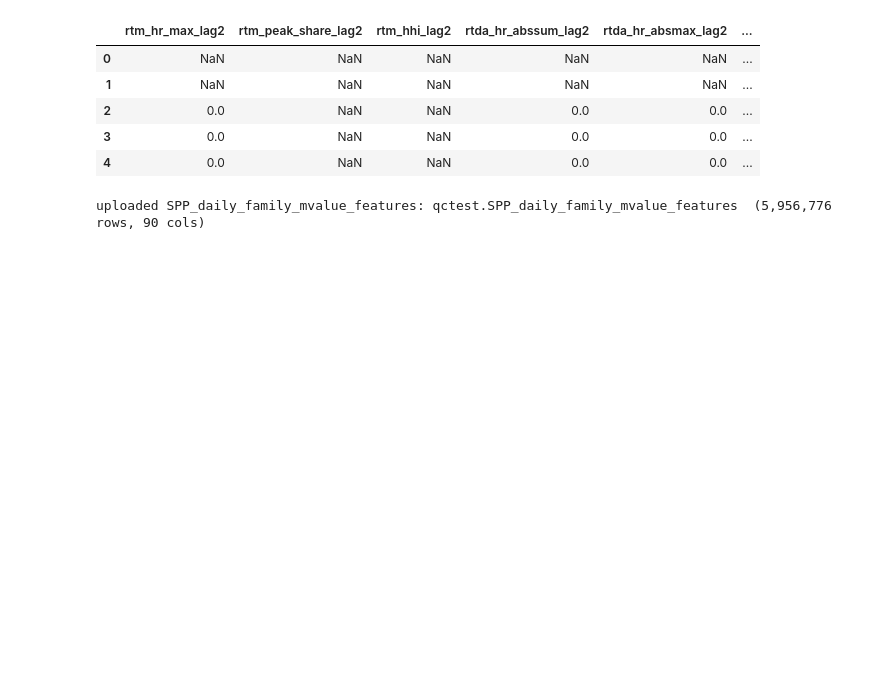
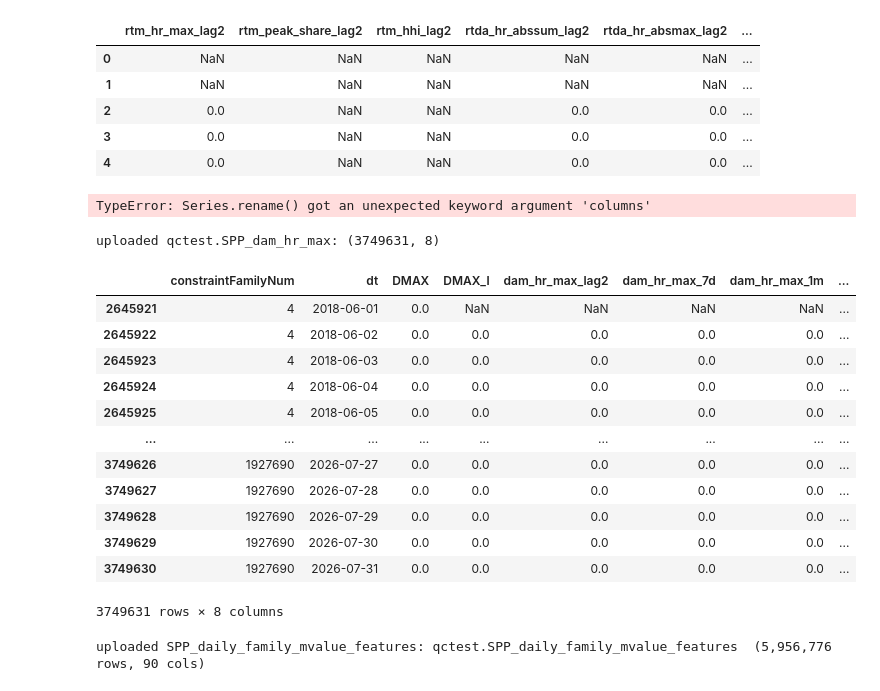
Before and after one commit to qingcheng-rgb/Qingcheng, a Jupyter notebook: QCTest/constraint_family_exposure_risk/SPP_risk_cut.ipynb, the cells around one changed output. Saved outputs shown, nothing was run; the diff lists cells and outputs as text; code cells hidden in the pictures; blank space fills up the shorter version.

```diff
--- a/QCTest/constraint_family_exposure_risk/SPP_risk_cut.ipynb
+++ b/QCTest/constraint_family_exposure_risk/SPP_risk_cut.ipynb
@@ -764,6 +763,74 @@ added 32 hourly-shape features
 | 2 | 0.0 | NaN | NaN | 0.0 | 0.0 | ... |
 | 3 | 0.0 | NaN | NaN | 0.0 | 0.0 | ... |
 | 4 | 0.0 | NaN | NaN | 0.0 | 0.0 | ... |
+# %%
+# ============================================================================
+# dam_hr_max: peak hourly |dam| per (family, dt) -> lag2 / 7d / 1m / 3m
+# same look-ahead guard (shift 2) + calendar windows as the rtm_hr_max block
+# ============================================================================
+import numpy as np, pandas as pd
+HWIN = {"7d": 7, "1m": 30, "3m": 90}
+KEYS = ["constraintFamilyNum", "dt"]
+
+d = dartm_hr.copy()
+d["ad"] = d["dam"].abs()                        # peak MAGNITUDE; drop .abs() for signed max DA price
+dmax = d.groupby(KEYS, sort=False)["ad"].max().rename("DMAX").reset_index()
+
+# ---- densify to a per-family calendar grid so N-day windows == calendar days ----
+dmax["dt"] = pd.to_datetime(dmax["dt"])
+fams  = dmax["constraintFamilyNum"].unique()
+alldt = pd.date_range(dmax["dt"].min(), dmax["dt"].max(), freq="D")
+grid  = pd.MultiIndex.from_product([fams, alldt], names=KEYS).to_frame(index=False)
+dmax  = grid.merge(dmax, on=KEYS, how="left").sort_values(KEYS)
+dmax["DMAX"] = dmax["DMAX"].fillna(0)           # gap day contributes nothing
+
+# ---- shift 2 calendar days -> rolling never sees dt or dt-1 ----
+g = dmax.groupby("constraintFamilyNum", sort=False)
+dmax["DMAX_l"] = g["DMAX"].shift(1)
+
+# ---- lag2 = the single lagged day (dt-2); 7d/1m/3m = rolling MAX ending at dt-2 ----
+dmax["dam_hr_max_lag2"] = dmax["DMAX_l"]
+gl = dmax.groupby("constraintFamilyNum", sort=False)
+for nm, w in HWIN.items():
+    s = gl["DMAX_l"].rolling(w, min_periods=1).max(); s.index = s.index.droplevel(0)
+    dmax[f"dam_hr_max_{nm}"] = s
+
+# ---- merge onto daily ----
+cols = ["dam_hr_max_lag2"] + [f"dam_hr_max_{nm}" for nm in HWIN]
+dmax["dt"] = dmax["dt"].dt.strftime("%Y-%m-%d")
+print("added", cols)
+daily[cols].head()
+# %% [output]
+TypeError: Series.rename() got an unexpected keyword argument 'columns'
+# %%
+import sys; sys.path.append('/var/www/python/Prod/nighthawk/')
+from nighthawk.util import bigquery_functions as bq
+
+bq.upload_to_bq_from_dataframe(
+    df=dmax,
+    dataset_name='qctest',
+    table_name='SPP_dam_hr_max',
+    temp=False,          # permanent — omit or set True and it expires in 24h
+    append=False,        # drops & replaces if it already exists
+)
+print("uploaded qctest.SPP_dam_hr_max:", dmax.shape)
+
+dmax
+# %% [output]
+uploaded qctest.SPP_dam_hr_max: (3749631, 8)
+|  | constraintFamilyNum | dt | DMAX | DMAX_l | dam_hr_max_lag2 | dam_hr_max_7d | dam_hr_max_1m | ... |
+| 2645921 | 4 | 2018-06-01 | 0.0 | NaN | NaN | NaN | NaN | ... |
+| 2645922 | 4 | 2018-06-02 | 0.0 | 0.0 | 0.0 | 0.0 | 0.0 | ... |
+| 2645923 | 4 | 2018-06-03 | 0.0 | 0.0 | 0.0 | 0.0 | 0.0 | ... |
+| 2645924 | 4 | 2018-06-04 | 0.0 | 0.0 | 0.0 | 0.0 | 0.0 | ... |
+| 2645925 | 4 | 2018-06-05 | 0.0 | 0.0 | 0.0 | 0.0 | 0.0 | ... |
+| ... | ... | ... | ... | ... | ... | ... | ... | ... |
+| 3749626 | 1927690 | 2026-07-27 | 0.0 | 0.0 | 0.0 | 0.0 | 0.0 | ... |
+| 3749627 | 1927690 | 2026-07-28 | 0.0 | 0.0 | 0.0 | 0.0 | 0.0 | ... |
+| 3749628 | 1927690 | 2026-07-29 | 0.0 | 0.0 | 0.0 | 0.0 | 0.0 | ... |
+| 3749629 | 1927690 | 2026-07-30 | 0.0 | 0.0 | 0.0 | 0.0 | 0.0 | ... |
+| 3749630 | 1927690 | 2026-07-31 | 0.0 | 0.0 | 0.0 | 0.0 | 0.0 | ... |
+3749631 rows × 8 columns
 # %%
 # upload intermediate tables to the BigQuery `temp` dataset
 uploads = {
```
Also changed, not shown: parts of 11 cells of this notebook, 3 other files.
